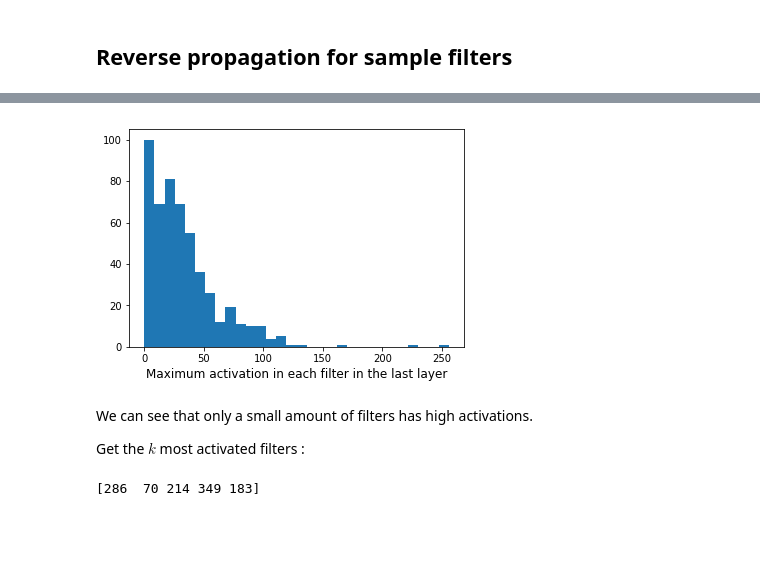
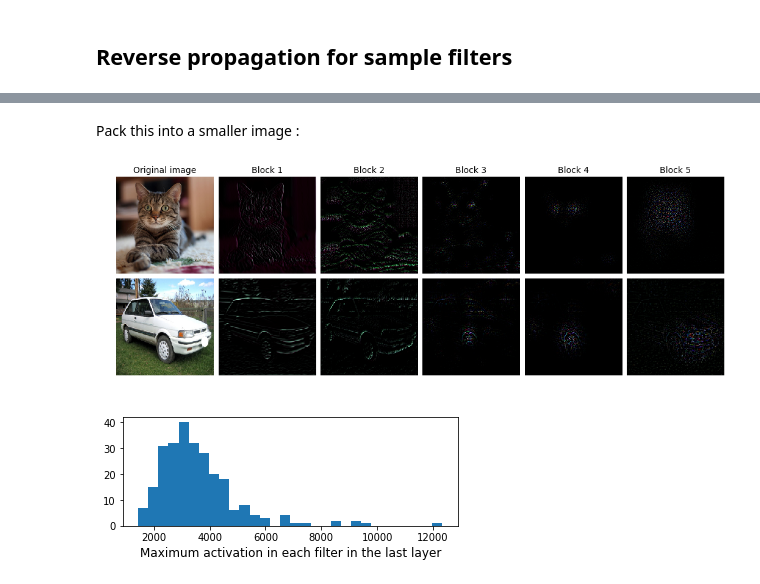
Before and after one commit to eloiseberthier/ConvNet_Viz, a Jupyter notebook: Vizualising a Pretrained Network.ipynb, the cells around one changed output, grey strips where cells are left out. Cells and saved outputs as stored; diff of their text form; code cells hidden in the pictures; blank space fills up the shorter version.

```diff
--- a/Vizualising a Pretrained Network.ipynb
+++ b/Vizualising a Pretrained Network.ipynb
@@ -68,0 +123,3 @@ f0 = forward_output[0]
+# %%
+network3 = truncated_model(vgg16, "block3_conv3") # Last convolutional layer
+reverse_net3 = backward_network(network3)
@@ -68,0 +144,3 @@ f0 = forward_output[0]
+# %%
+network4 = truncated_model(vgg16, "block4_conv3") # Last convolutional layer
+reverse_net4 = backward_network(network4)
@@ -68,0 +165,3 @@ f0 = forward_output[0]
+# %%
+network5 = truncated_model(vgg16, "block5_conv3") # Last convolutional layer
+reverse_net5 = backward_network(network5)
@@ -68,0 +218,30 @@ f0 = forward_output[0]
+# %%
+# Third term = interesting filter plots among the 4 best
+all_ = [
+    [network1, reverse_net1, [0, 1]],
+    [network2, reverse_net2, [2, 3]],
+    [network3, reverse_net3, [2, 3]],
+    [network4, reverse_net4, [0, 1]],
+    [network5, reverse_net5, [0, 1]],
+       ]
+
+car_img = []
+for i, (net, rev_net, bab) in enumerate(all_):
+    car_img.append([])
+    forward_output = net.predict(main_img[None])
+    if i == 0: # Only one output
+        f0 = forward_output
+        best = forward_output[0,:,:,:].max(axis=(0,1)).argsort()[:-5:-1]
+    else:
+        f0 = forward_output[0]
+        best = forward_output[0][0,:,:,:].max(axis=(0,1)).argsort()[:-5:-1]
+    for j in bab:
+        if i == 0: # Only one output
+            forward_output = np.zeros_like(f0)
+            forward_output[:, :, :, best[j]] = f0[:, :, :, best[j]]
+        else:
+            forward_output[0] = np.zeros_like(f0)
+            forward_output[0][:, :, :, best[j]] = f0[:, :, :, best[j]]
+        backward_output = rev_net.predict(forward_output)
+        img = (backward_output)[0]/(backward_output)[0].max()
+        car_img[-1].append(img)
@@ -69,14 +270,31 @@ f0 = forward_output[0]
+# %% [markdown]
+Pack this into a smaller image :
+# %%
+plt.figure(figsize=(18, 6))
+plt.subplots_adjust(hspace=0.05, wspace=0)
+plt.subplot(2,6,1)
+plt.axis("off")
+plt.imshow(cat2)
+plt.title("Original image", fontsize=14)
+for i in range(5):
+    plt.subplot(2,6,i+2)
+    plt.axis("off")
+    plt.imshow(cat2_img[i][0])
+    plt.title("Block {}".format(i+1), fontsize=14)
+plt.subplot(2,6,7)
+plt.axis("off")
+plt.imshow(car3)
+for i in range(5):
+    plt.subplot(2,6,i+8)
+    plt.axis("off")
+    plt.imshow(car_img[i][0])
+plt.show()
+# %% [output]
+[figure, added]
 # %%
-plt.hist(forward_output[0][0,:,:,].max(axis=(0,1)), bins=30)
+plt.figure(figsize=(6,2))
+plt.hist(f0[0,:,:,].max(axis=(0,1)), bins=30)
 plt.xlabel("Maximum activation in each filter in the last layer", fontsize=12)
 plt.show()
 # %% [output]
-[figure, old version]
+[figure, new version]
-# %% [markdown]
-We can see that only a small amount of filters has high activations.
-
-Get the $k$ most activated filters :
-# %%
-print(forward_output[0][0,:,:,].max(axis=(0,1)).argsort()[:-6:-1])
-# %% [output]
-[286  70 214 349 183]
```
Also changed, not shown: parts of 27 cells of this notebook, 3 other files.
